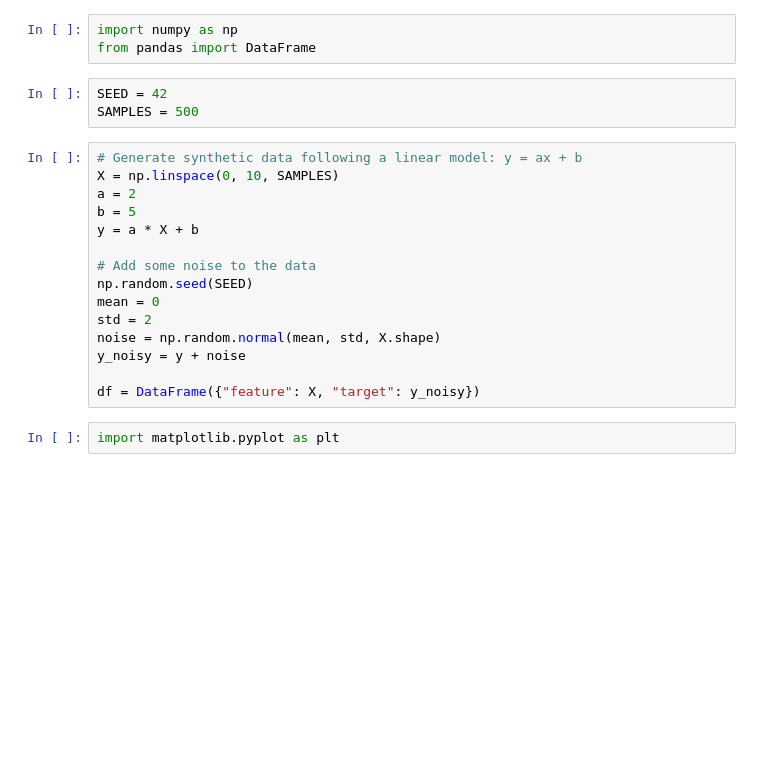
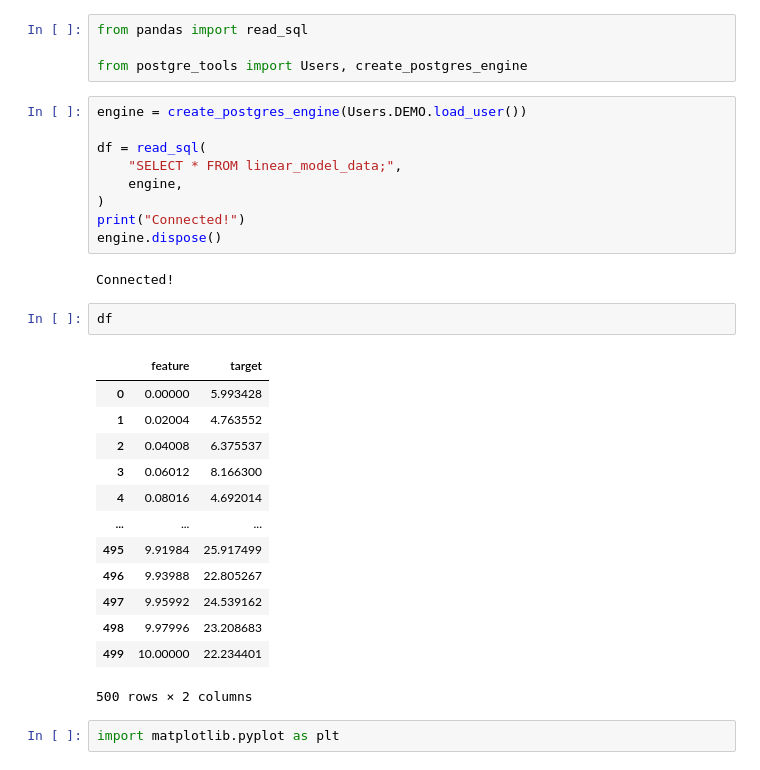
Before and after one commit to Petterluring/4dt911-vis-project-research, a Jupyter notebook: notebooks/demos/mlflow/logging/model_log.ipynb, the cells around one changed output. Cells and saved outputs as stored; diff of their text form; blank space fills up the shorter version.

```diff
--- a/notebooks/demos/mlflow/model_log.ipynb
+++ b/notebooks/demos/mlflow/logging/model_log.ipynb
@@ -7,24 +7,34 @@ We start by generating a synthetic dataset with some noise that follows the line
-# %%
-import numpy as np
-from pandas import DataFrame
-# %%
-SEED = 42
-SAMPLES = 500
-# %%
-# Generate synthetic data following a linear model: y = ax + b
-X = np.linspace(0, 10, SAMPLES)
-a = 2
-b = 5
-y = a * X + b
-
-# Add some noise to the data
-np.random.seed(SEED)
-mean = 0
-std = 2
-noise = np.random.normal(mean, std, X.shape)
-y_noisy = y + noise
-
-df = DataFrame({"feature": X, "target": y_noisy})
+# %%
+from pandas import read_sql
+
+from postgre_tools import Users, create_postgres_engine
+# %%
+engine = create_postgres_engine(Users.DEMO.load_user())
+
+df = read_sql(
+    "SELECT * FROM linear_model_data;",
+    engine,
+)
+print("Connected!")
+engine.dispose()
+# %% [output]
+Connected!
+# %%
+df
+# %% [output]
+|  | feature | target |
+| 0 | 0.00000 | 5.993428 |
+| 1 | 0.02004 | 4.763552 |
+| 2 | 0.04008 | 6.375537 |
+| 3 | 0.06012 | 8.166300 |
+| 4 | 0.08016 | 4.692014 |
+| ... | ... | ... |
+| 495 | 9.91984 | 25.917499 |
+| 496 | 9.93988 | 22.805267 |
+| 497 | 9.95992 | 24.539162 |
+| 498 | 9.97996 | 23.208683 |
+| 499 | 10.00000 | 22.234401 |
+500 rows × 2 columns
 # %%
 import matplotlib.pyplot as plt
 # %%
```
Also changed, not shown: parts of 1 cell of this notebook, 3 other files.
